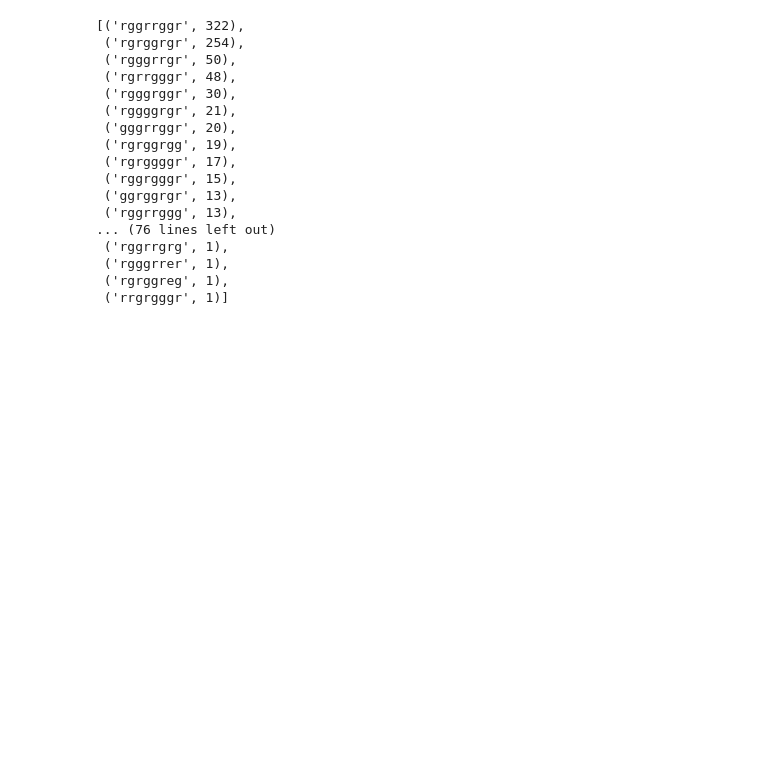
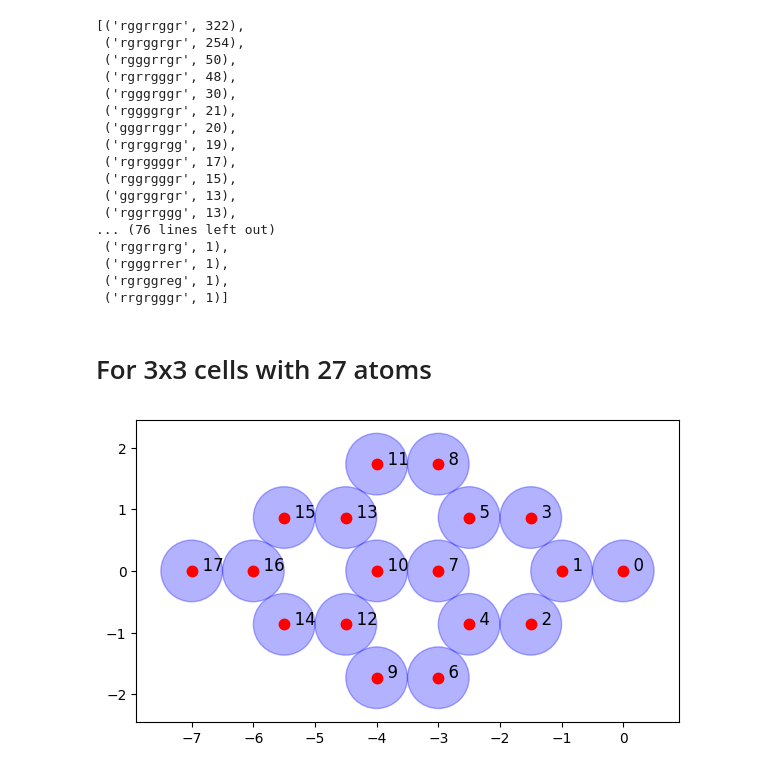
Before and after one commit to cmc-ucl/rydberg_atoms, a Jupyter notebook: 4_QUBO_open_geometry_positive_coefficients_only_NN_only_one_R_adiabatic_program.ipynb, the cells around one changed output. Drawn from its saved outputs; the diff is of its cells as text; code cells hidden in the pictures; blank space fills up the shorter version.

```diff
--- a/4_QUBO_open_geometry_positive_coefficients_only_NN_only_one_R_adiabatic_program.ipynb
+++ b/4_QUBO_open_geometry_positive_coefficients_only_NN_only_one_R_adiabatic_program.ipynb
@@ -147,3 +147,43 @@ sorted(counts[4].items(), key=lambda x:x[1])[::-1]
 # %%
 # post_seqs = get_energy_spectrum(results[0])
 # post_seqs
+# %% [markdown]
+# For 3x3 cells with 27 atoms
+# %%
+coords0 = [[0, 0],
+          [0, -1],
+          [-np.sqrt(3)/2, -3/2],
+          [np.sqrt(3)/2, -3/2],
+          [-np.sqrt(3)/2, -5/2],
+          [np.sqrt(3)/2, -5/2],
+          [-np.sqrt(3), -3],
+          [0, -3],
+          [np.sqrt(3), -3],
+          [-np.sqrt(3), -4],
+          [0, -4],
+          [np.sqrt(3), -4],
+          [-np.sqrt(3)/2, -9/2],
+          [np.sqrt(3)/2, -9/2],
+          [-np.sqrt(3)/2, -11/2],
+          [np.sqrt(3)/2, -11/2],
+          [0, -6],
+          [0, -7],
+         ]
+
+neighbors = [
+    (0, 1),
+    (1, 2), (1, 3),
+    (2, 4), (3, 5),
+    (4, 6), (4, 7), (5, 7), (5, 8),
+    (6, 9), (7, 10), (8, 11),
+    (9, 12), (10, 12), (10, 13), (11, 13),
+    (12, 14), (13, 15),
+    (14, 16), (15, 16),
+    (16, 17)
+]
+
+coords = [[item[1], item[0]] for item in coords0] # Rotate by 90 degrees so that the y-separation is larger than 4 um
+
+show_coords(coords)
+# %% [output]
+[figure, added]
```
Also changed, not shown: parts of 1 cell of this notebook.
